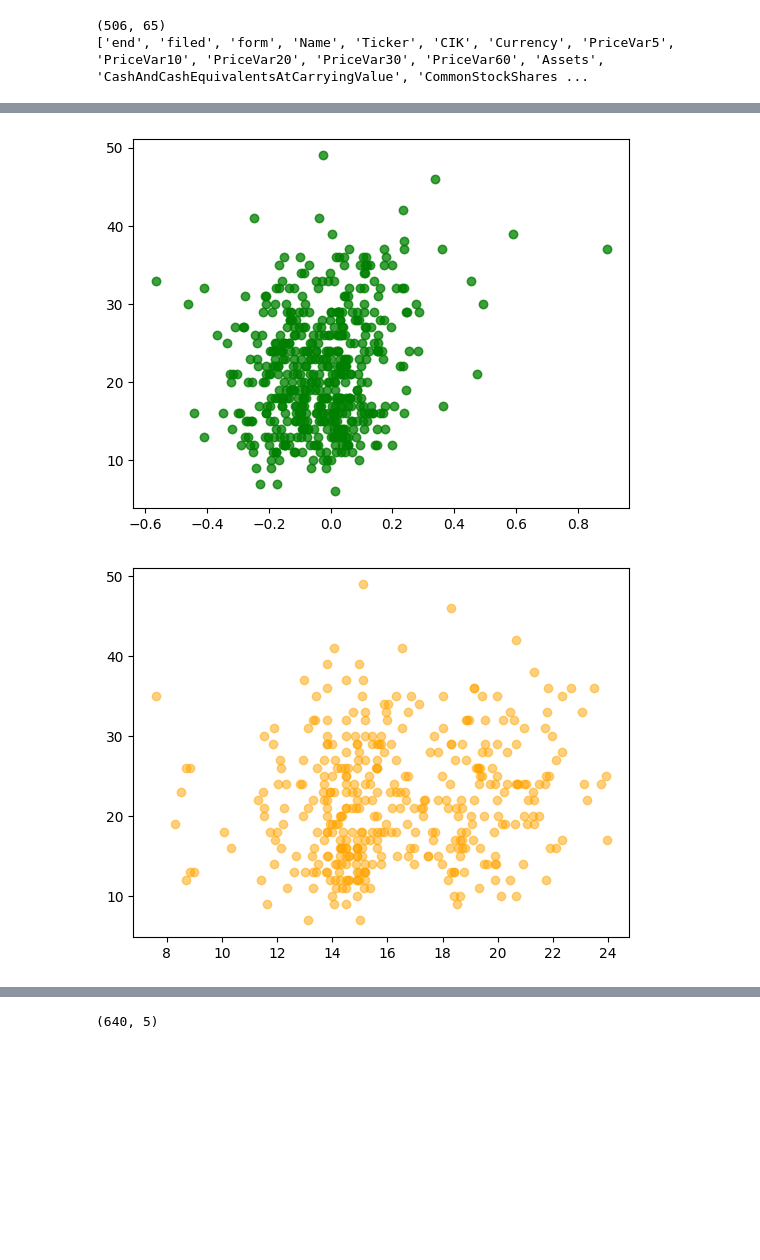
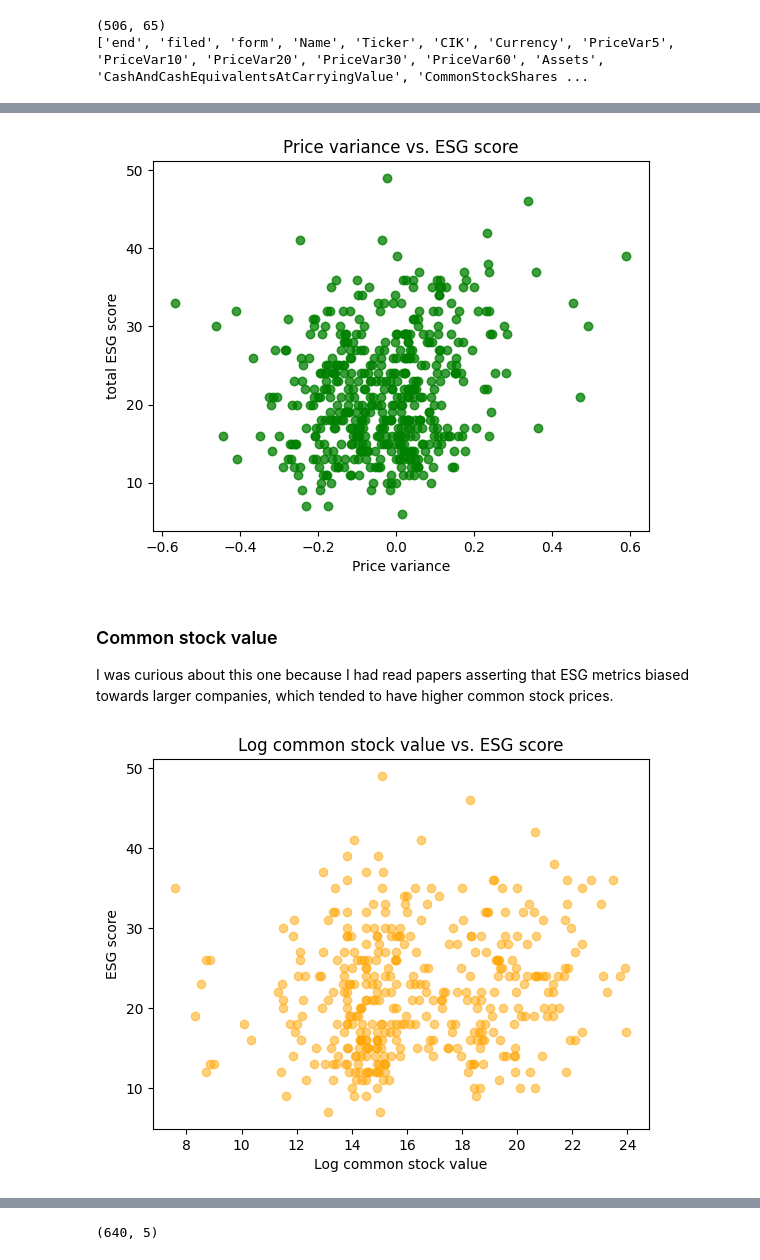
Before and after one commit to pheebini/s-ds491, a Jupyter notebook: SDS_Senior_Project.ipynb, the cells around one changed output, grey strips where cells are left out. Drawn from its saved outputs; the diff is of its cells as text; code cells hidden in the pictures; blank space fills up the shorter version.

```diff
--- a/SDS_Senior_Project.ipynb
+++ b/SDS_Senior_Project.ipynb
@@ -464,21 +475,9 @@ print(list(merged_kaggle_yahoo.columns))
 # %%
+# Renaming a variable to something shorter so the chart looks better
+merged_kaggle_yahoo = merged_kaggle_yahoo.rename(columns={"CashCashEquivalentsRestrictedCashAndRestrictedCashEquivalentsPeriodIncreaseDecreaseIncludingExchangeRateEffect": "CashCashEquivalentsIncludingExchangeRate"})
+
 corr = merged_kaggle_yahoo.corr()
+sns.heatmap(corr) # xticklabels=True, yticklabels=True) # uncomment to see all labels
 
-# PLOT THE ACTUAL CORRELATION MATRIX IN SECOND
-# some big correlations are between the pricevars
-# interestingly one of the biggest correlations is between liabilities and assets / bewteen assets and a lot of things
-# so it's possible that assets can be a stand in for some of these other vars
-# possibly also cash/cashequivalents at carrying value
-
-# also collinarity between the leasing variables
-
-# check on unrecognized tax benefits column as well
-
-# as for total ESG score, highest corrs are price var 60, none of the other variables seem to make that much
-# of a difference. should i try to regress anyways???
-
-pd.DataFrame(np.abs(corr["total ESG score"])).sort_values(by=["total ESG score"], ascending=False)
-
-# look into each of these vars, plot/explore/transform as necessary
-# then pick variables i want to include in regression (things i am seeing stand out + things i think should)
+# print(corr) # uncomment to display values
 # %% [output]
@@ -534,40 +554,45 @@ let's move on to another variable
 # %%
-# checking pricevar
 plt.scatter(merged_kaggle_yahoo["PriceVar60"], merged_kaggle_yahoo["total ESG score"], c="green", alpha=0.5)
 # plt.show()
 
 # remove outliers??
 merged_kaggle_yahoo["PriceVar60"].sort_values(ascending=False)[:10]
-
-# remove that last one, index 178
-# merged_kaggle_yahoo = merged_kaggle_yahoo.drop(labels=178, axis=0)
+# remove the last two, original index 178
+# merged_kaggle_yahoo = merged_kaggle_yahoo.drop(labels=178, axis=0) # uncomment this line if running for the first time
 
 # regraph
 plt.scatter(merged_kaggle_yahoo["PriceVar60"], merged_kaggle_yahoo["total ESG score"], c="green", alpha=0.5)
+plt.title("Price variance vs. ESG score")
+plt.xlabel("Price variance")
+plt.ylabel("total ESG score")
 plt.show()
-
-# better probably
 # %% [output]
-[figure, old version]
+[figure, new version]
+# %% [markdown]
+### Common stock value
+
+I was curious about this one because I had read papers asserting that ESG metrics biased towards larger companies, which tended to have higher common stock prices.
 # %%
-# common stock value???
+# common stock value
 # plt.scatter(merged_kaggle_yahoo["CommonStockValue"], merged_kaggle_yahoo["total ESG score"], c="orange", alpha=0.5)
 # plt.show()
 
-# ok this needs a log transformation
+# This needs a log transformation
 # plt.scatter(np.log(merged_kaggle_yahoo["CommonStockValue"]+1), merged_kaggle_yahoo["total ESG score"], c="orange", alpha=0.5)
 # plt.show()
 
-# it's better but what are all the zeroes
-merged_kaggle_yahoo["CommonStockValue"].sort_values(ascending=True)[:20]
+# It's better but there are several zero values that throw off the data, and there are so many NA values that I
+# merged_kaggle_yahoo["CommonStockValue"].sort_values(ascending=True)[:20]
 
-# what would it look like without the zeroes
-# 19 of them are zeros
+# What would it look like without the zeroes — 19 of them are zeros
 # merged_kaggle_yahoo["CommonStockValue"].sort_values(ascending=True)[:20]
 merged_without_zeroes = merged_kaggle_yahoo[merged_kaggle_yahoo["CommonStockValue"]!=0]
 plt.scatter(np.log(merged_without_zeroes["CommonStockValue"]), merged_without_zeroes["total ESG score"], c="orange", alpha=0.5)
+plt.title("Log common stock value vs. ESG score")
+plt.xlabel("Log common stock value")
+plt.ylabel("ESG score")
 plt.show()
 
 merged_kaggle_yahoo = merged_without_zeroes
 # %% [output]
-[figure, old version]
+[figure, new version]
```
Also changed, not shown: parts of 97 cells of this notebook.
